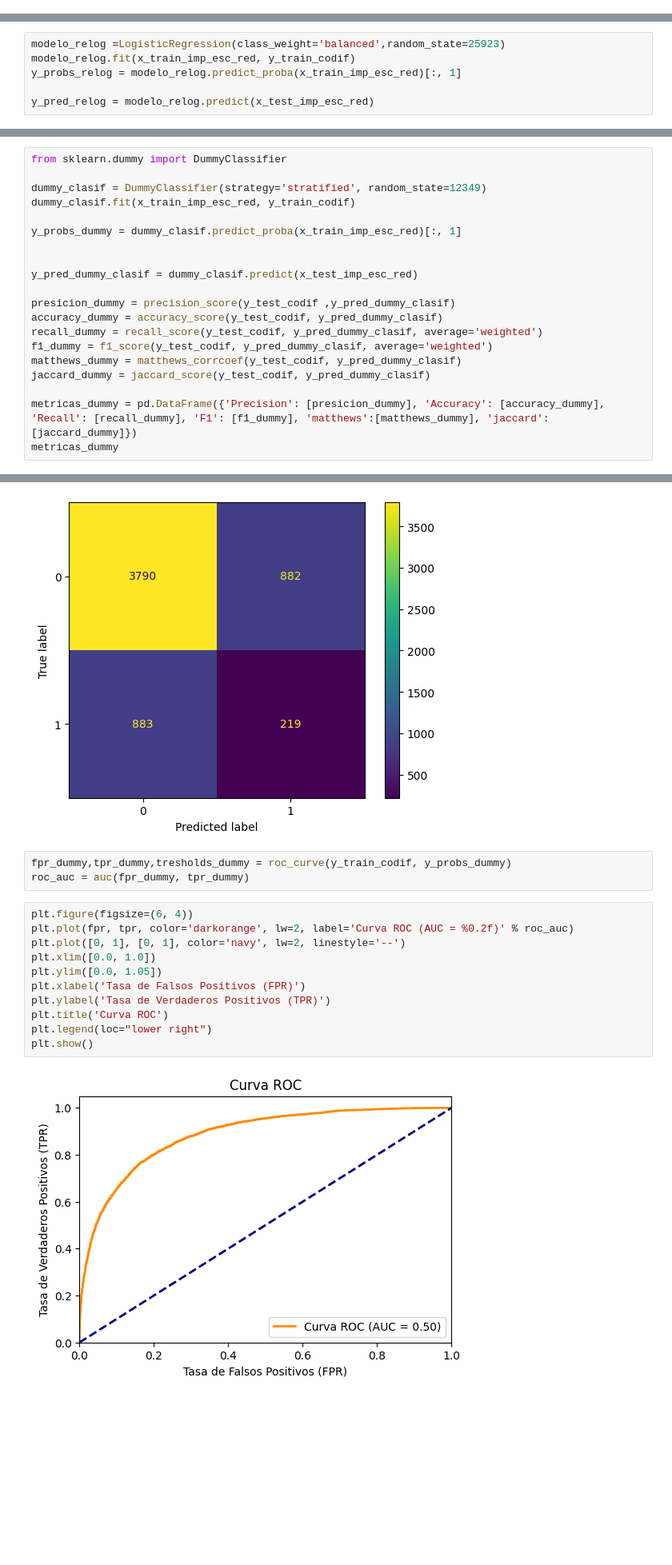
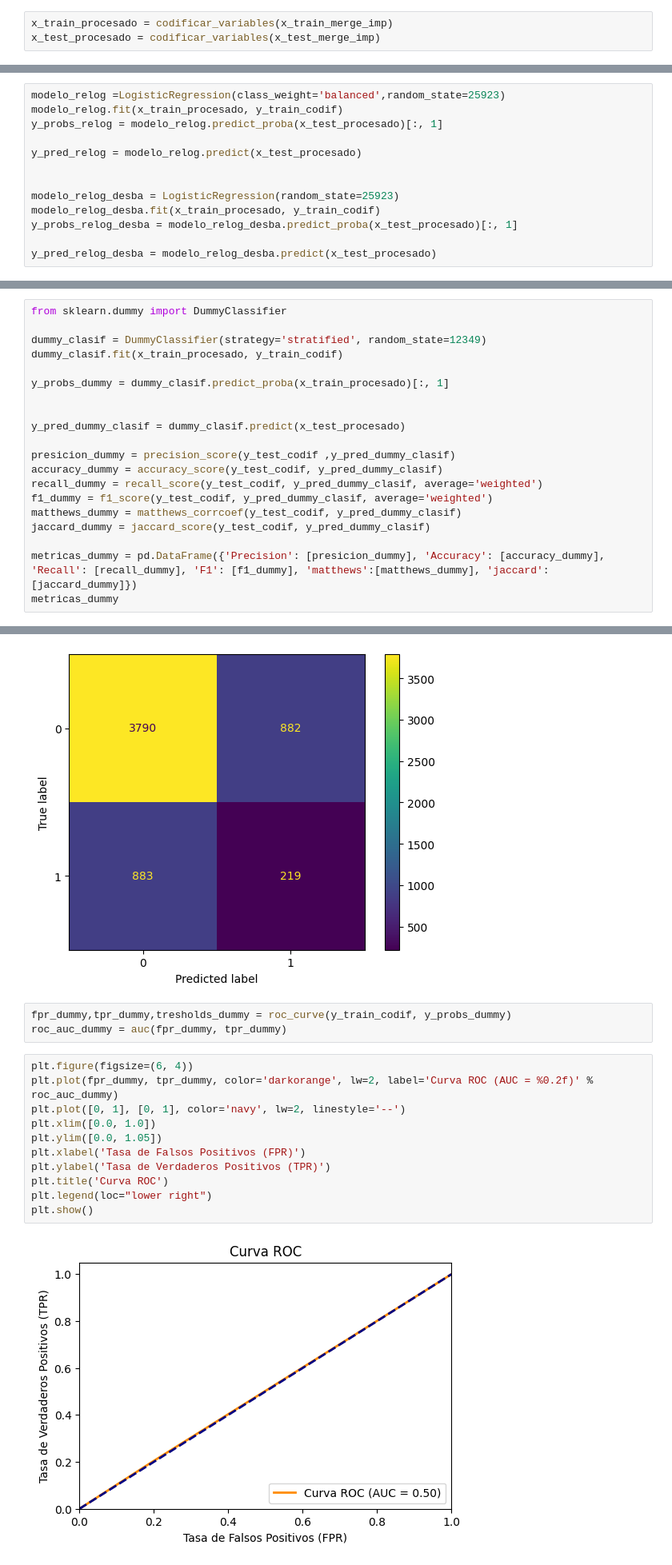
Before and after one commit to nacho-gonz/AA1-TUIA-Gonzalez-Noir, a Jupyter notebook: TP-ClasificacionAA1.ipynb, the cells around one changed output, grey strips where cells are left out. Shown at 80% size. Saved outputs shown, nothing was run; the diff lists cells and outputs as text; blank space fills up the shorter version.

```diff
--- a/TP-ClasificacionAA1.ipynb
+++ b/TP-ClasificacionAA1.ipynb
@@ -263 +380,4 @@ x_test_imp_esc_red = redondiar_valores(x_test_imp_esc, variables_a_cambiar)
+# %%
+x_train_procesado = codificar_variables(x_train_merge_imp)
+x_test_procesado = codificar_variables(x_test_merge_imp)
 # %%
@@ -297,7 +397,14 @@ El dataset no esta balanceado, porque en algun momento se nos va a pedir que se
 ## 2
 # %%
 modelo_relog =LogisticRegression(class_weight='balanced',random_state=25923)
-modelo_relog.fit(x_train_imp_esc_red, y_train_codif)
-y_probs_relog = modelo_relog.predict_proba(x_train_imp_esc_red)[:, 1]
+modelo_relog.fit(x_train_procesado, y_train_codif)
+y_probs_relog = modelo_relog.predict_proba(x_test_procesado)[:, 1]
 
-y_pred_relog = modelo_relog.predict(x_test_imp_esc_red)
+y_pred_relog = modelo_relog.predict(x_test_procesado)
+
+
+modelo_relog_desba = LogisticRegression(random_state=25923)
+modelo_relog_desba.fit(x_train_procesado, y_train_codif)
+y_probs_relog_desba = modelo_relog_desba.predict_proba(x_test_procesado)[:, 1]
+
+y_pred_relog_desba = modelo_relog_desba.predict(x_test_procesado)
@@ -352,12 +501,12 @@ Modelo base
 from sklearn.dummy import DummyClassifier
 
 dummy_clasif = DummyClassifier(strategy='stratified', random_state=12349)
-dummy_clasif.fit(x_train_imp_esc_red, y_train_codif)
+dummy_clasif.fit(x_train_procesado, y_train_codif)
 
-y_probs_dummy = dummy_clasif.predict_proba(x_train_imp_esc_red)[:, 1]
+y_probs_dummy = dummy_clasif.predict_proba(x_train_procesado)[:, 1]
 
 
-y_pred_dummy_clasif = dummy_clasif.predict(x_test_imp_esc_red)
+y_pred_dummy_clasif = dummy_clasif.predict(x_test_procesado)
 
 presicion_dummy = precision_score(y_test_codif ,y_pred_dummy_clasif)
 accuracy_dummy = accuracy_score(y_test_codif, y_pred_dummy_clasif)
@@ -379,19 +528,19 @@ plt.show()
 [figure]
 # %%
 fpr_dummy,tpr_dummy,tresholds_dummy = roc_curve(y_train_codif, y_probs_dummy)
-roc_auc = auc(fpr_dummy, tpr_dummy)
+roc_auc_dummy = auc(fpr_dummy, tpr_dummy)
 # %%
 plt.figure(figsize=(6, 4))
-plt.plot(fpr, tpr, color='darkorange', lw=2, label='Curva ROC (AUC = %0.2f)' % roc_auc)
+plt.plot(fpr_dummy, tpr_dummy, color='darkorange', lw=2, label='Curva ROC (AUC = %0.2f)' % roc_auc_dummy)
 plt.plot([0, 1], [0, 1], color='navy', lw=2, linestyle='--')
 plt.xlim([0.0, 1.0])
 plt.ylim([0.0, 1.05])
 plt.xlabel('Tasa de Falsos Positivos (FPR)')
 plt.ylabel('Tasa de Verdaderos Positivos (TPR)')
 plt.title('Curva ROC')
 plt.legend(loc="lower right")
 plt.show()
 # %% [output]
-[figure, old version]
+[figure, new version]
 # %% [markdown]
 Se puede hacer la moda xq es corki corki
```
Also changed, not shown: parts of 38 cells of this notebook.
